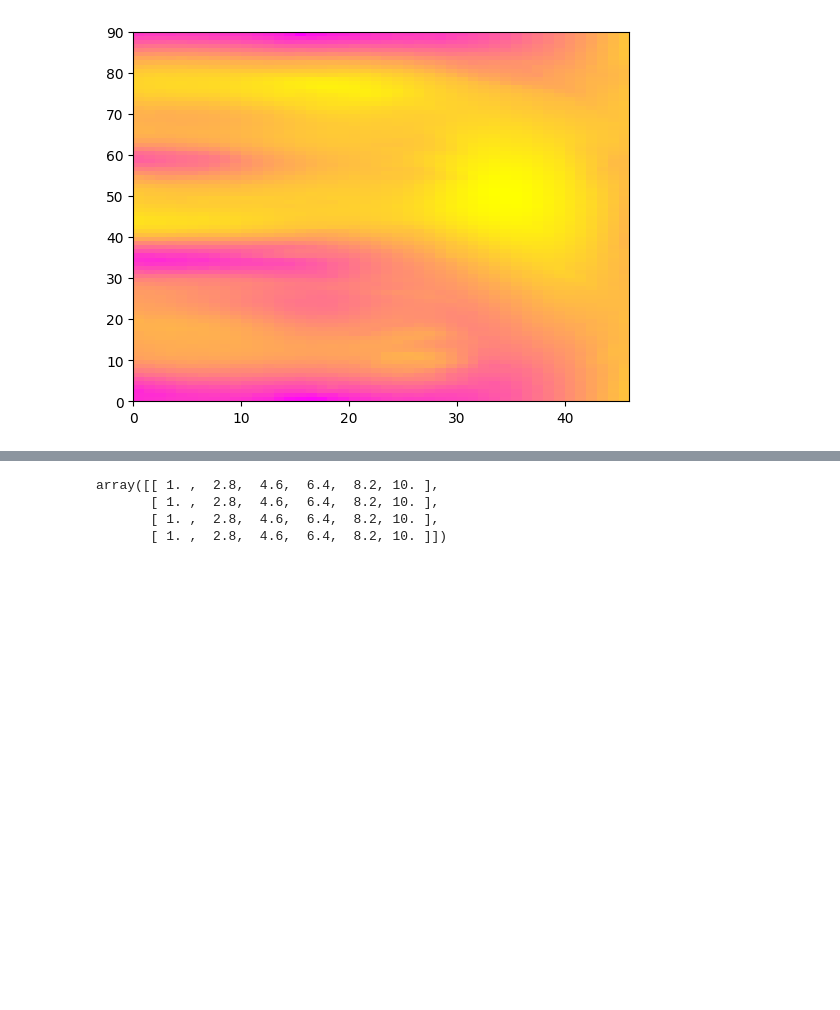
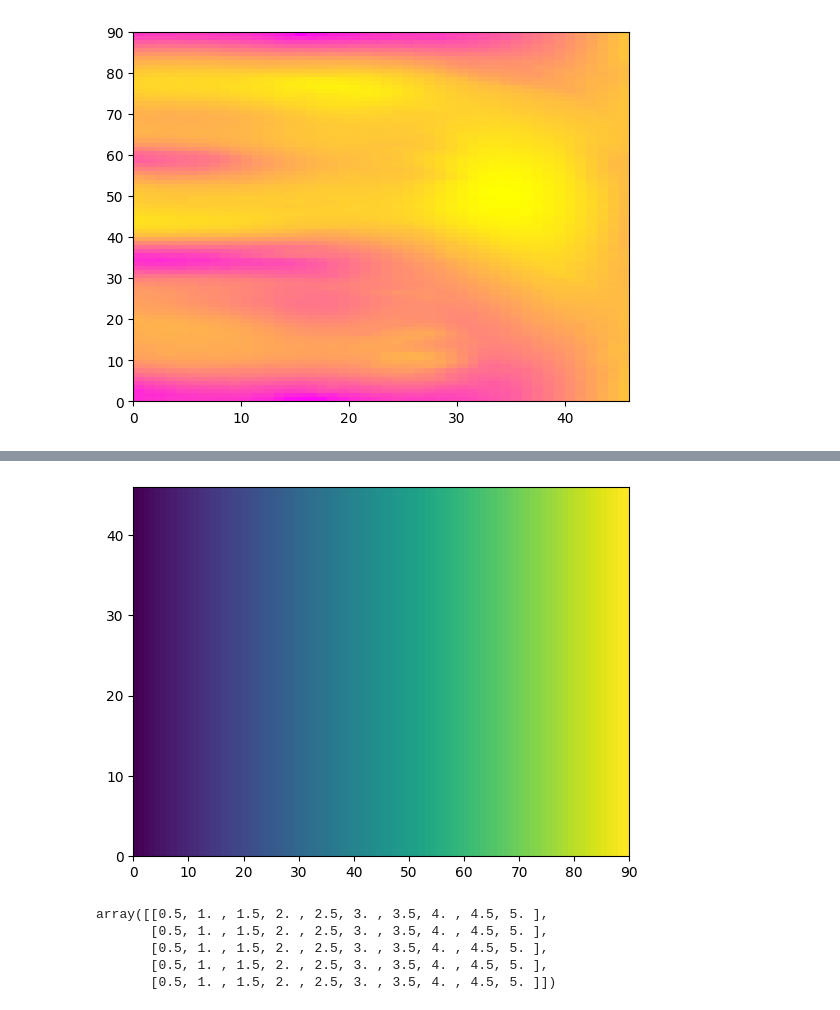
Before and after one commit to wdeike/matplotlib, a Jupyter notebook: SandBox/PolarPlots.ipynb, the cells around one changed output, grey strips where cells are left out. Drawn from its saved outputs; the diff is of its cells as text; code cells hidden in the pictures; blank space fills up the shorter version.

```diff
--- a/SandBox/PolarPlots.ipynb
+++ b/SandBox/PolarPlots.ipynb
@@ -56,9 +59,16 @@ surf = ax.pcolormesh(Response_xL1[0,:,:],cmap='spring')
+# %%
+    ax = plt.subplot(111)
+    plt.pcolor(C)
+    plt.show()
+# %% [output]
+[figure, added]
 # %%
-C = np.linspace(1,10,6)*np.ones([4,6])
+C = np.full([5,10],np.linspace(0.5,5,10))
 C
 # %% [output]
-array([[ 1. ,  2.8,  4.6,  6.4,  8.2, 10. ],
-       [ 1. ,  2.8,  4.6,  6.4,  8.2, 10. ],
-       [ 1. ,  2.8,  4.6,  6.4,  8.2, 10. ],
-       [ 1. ,  2.8,  4.6,  6.4,  8.2, 10. ]])
+array([[0.5, 1. , 1.5, 2. , 2.5, 3. , 3.5, 4. , 4.5, 5. ],
+       [0.5, 1. , 1.5, 2. , 2.5, 3. , 3.5, 4. , 4.5, 5. ],
+       [0.5, 1. , 1.5, 2. , 2.5, 3. , 3.5, 4. , 4.5, 5. ],
+       [0.5, 1. , 1.5, 2. , 2.5, 3. , 3.5, 4. , 4.5, 5. ],
+       [0.5, 1. , 1.5, 2. , 2.5, 3. , 3.5, 4. , 4.5, 5. ]])
 # %%
```
Also changed, not shown: parts of 9 cells of this notebook.
